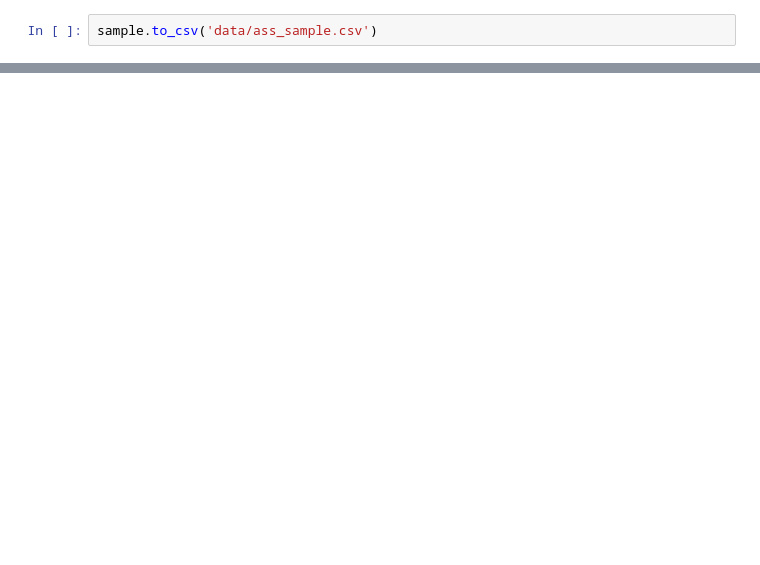
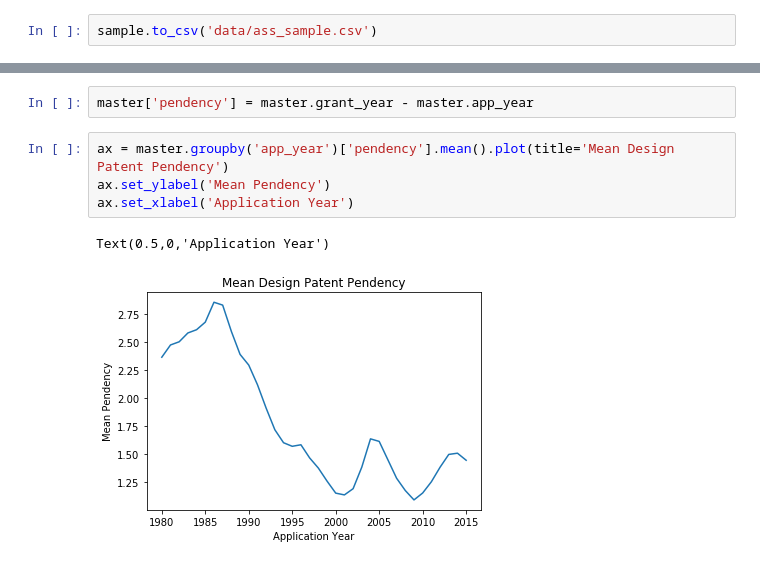
Before and after one commit to TieraLee/patents, a Jupyter notebook: Step 2 - Descriptive Statistics .ipynb, the cells around one changed output, grey strips where cells are left out. Drawn from its saved outputs; the diff is of its cells as text; blank space fills up the shorter version.

```diff
--- a/Step 2 - Descriptive Statistics .ipynb
+++ b/Step 2 - Descriptive Statistics .ipynb
@@ -191,0 +270,9 @@ sample.to_csv('data/ass_sample.csv')
+# %%
+master['pendency'] = master.grant_year - master.app_year
+# %%
+ax = master.groupby('app_year')['pendency'].mean().plot(title='Mean Design Patent Pendency')
+ax.set_ylabel('Mean Pendency')
+ax.set_xlabel('Application Year')
+# %% [output]
+Text(0.5,0,'Application Year')
+[figure, added]
```
Also changed, not shown: parts of 19 cells of this notebook, 4 other files.
